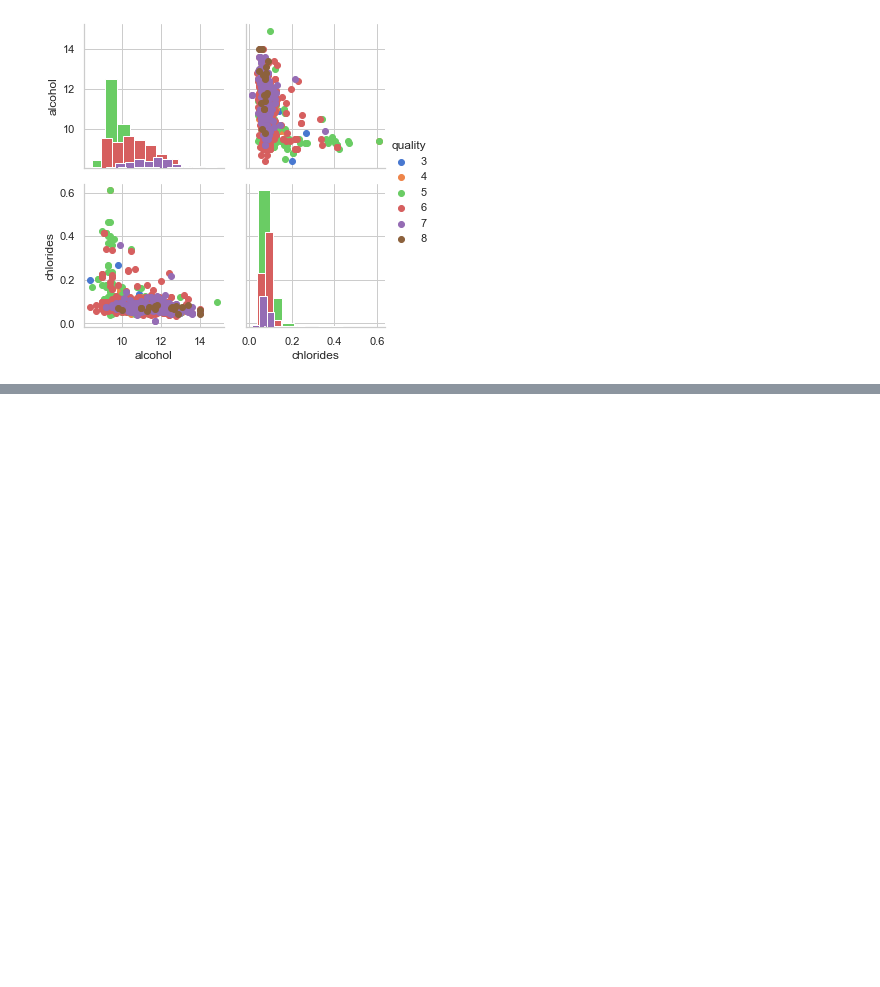
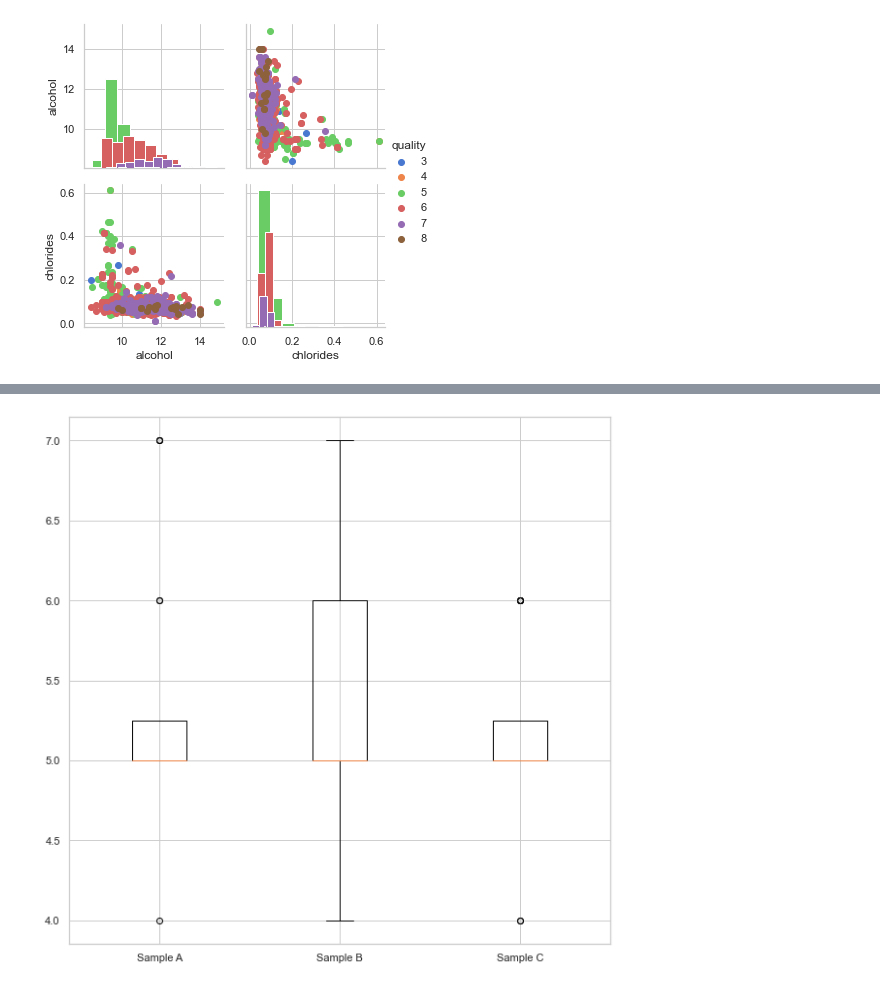
Before and after one commit to singhaniket1370/dataviz-master, a Jupyter notebook: DV assessment 1.ipynb, the cells around one changed output, grey strips where cells are left out. Drawn from its saved outputs; the diff is of its cells as text; code cells hidden in the pictures; blank space fills up the shorter version.

```diff
--- a/DV assessment 1.ipynb
+++ b/DV assessment 1.ipynb
@@ -130,0 +193,7 @@ Counter({'i': 85, 'd': 55, ';': 55, 'l': 55, 'e': 50, 'a': 50, 't': 45, ' ': 40,
+# %%
+fig , ax = plt.subplots(figsize=  (10,10))
+
+ax.boxplot([intQuality[0:20], intQuality[20:40], intQuality[40:60]], labels=['Sample A','Sample B', 'Sample C'])
+plt.show()
+# %% [output]
+[figure, added]
```
Also changed, not shown: parts of 13 cells of this notebook, 1 other file.
